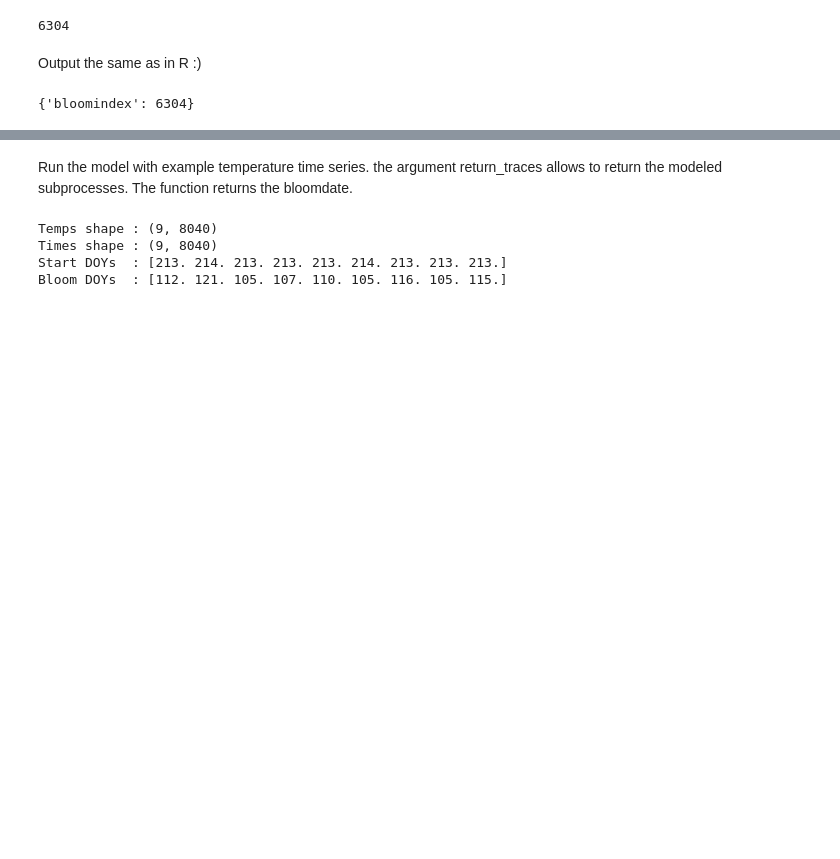
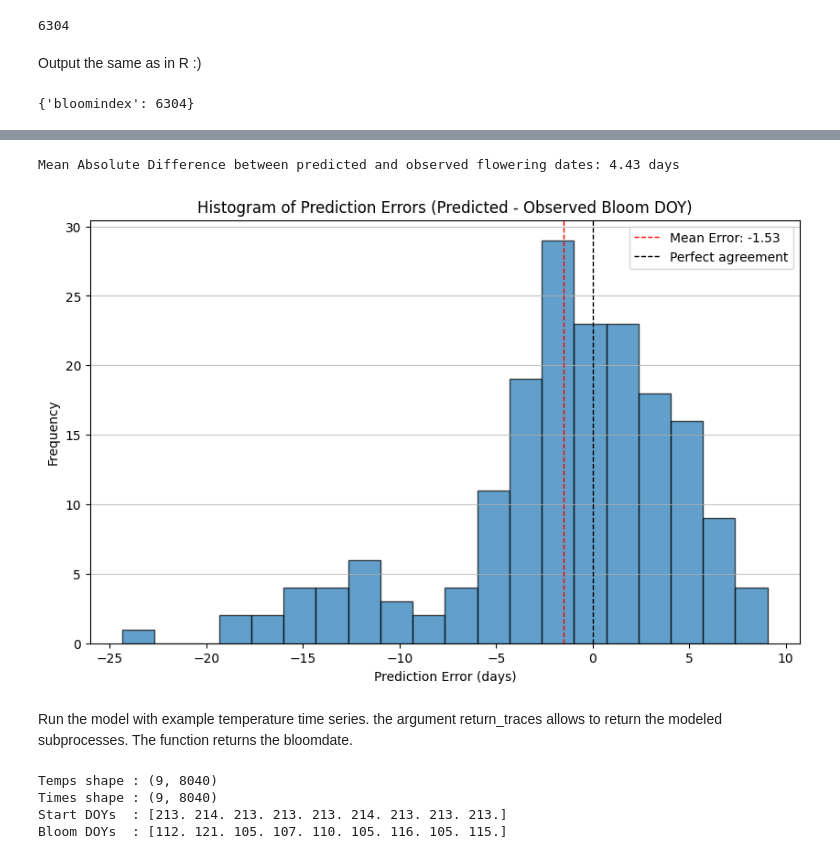
Before and after one commit to larscaspersen/phenoflex_meets_bayes, a Jupyter notebook: hybridmodel_phenoflex.ipynb, the cells around one changed output, grey strips where cells are left out. Cells and saved outputs as stored; diff of their text form; code cells hidden in the pictures; blank space fills up the shorter version.

```diff
--- a/hybridmodel_phenoflex.ipynb
+++ b/hybridmodel_phenoflex.ipynb
@@ -722,3 +771,44 @@ for i_season in range(num_seasons_in_preds):
+# %%
+import jax.numpy as jnp
+
+# Extract predicted and observed bloom DOYs
+predicted_bloom_doys = preds["bloom_doy_pred"]
+observed_bloom_doys = preds["bloom_doy"]
+
+# Ensure observed_bloom_doys is broadcastable (it's already (1, num_seasons))
+# If it were (num_seasons,) we'd need observed_bloom_doys[None, :]
+
+# Calculate the difference for each sample and each season
+differences = predicted_bloom_doys - observed_bloom_doys
+
+#print("Differences (Predicted - Observed) per sample and season:\n", differences)
+
+
+# Calculate the mean absolute difference across all samples and seasons
+mean_abs_difference = jnp.mean(jnp.abs(differences))
+
+print(f"\nMean Absolute Difference between predicted and observed flowering dates: {mean_abs_difference:.2f} days")
+# %% [output]
+Mean Absolute Difference between predicted and observed flowering dates: 4.43 days
+# %%
+import matplotlib.pyplot as plt
+import jax.numpy as jnp
+
+# Flatten the differences array to get all errors in a single 1D array
+flat_differences = differences.flatten()
+
+plt.figure(figsize=(10, 6))
+plt.hist(flat_differences, bins=20, edgecolor='black', alpha=0.7)
+plt.title('Histogram of Prediction Errors (Predicted - Observed Bloom DOY)')
+plt.xlabel('Prediction Error (days)')
+plt.ylabel('Frequency')
+plt.grid(axis='y', alpha=0.75)
+plt.axvline(jnp.mean(flat_differences), color='red', linestyle='dashed', linewidth=1, label=f'Mean Error: {jnp.mean(flat_differences):.2f}')
+plt.axvline(0, color='black', linestyle='dashed', linewidth=1, label = 'Perfect agreement')
+plt.legend()
+plt.show()
+# %% [output]
+[figure, added]
 # %% [markdown]
 Run the model with example temperature time series. the argument return_traces allows to return the modeled subprocesses. The function returns the bloomdate.
 # %%
```
Also changed, not shown: parts of 22 cells of this notebook.
